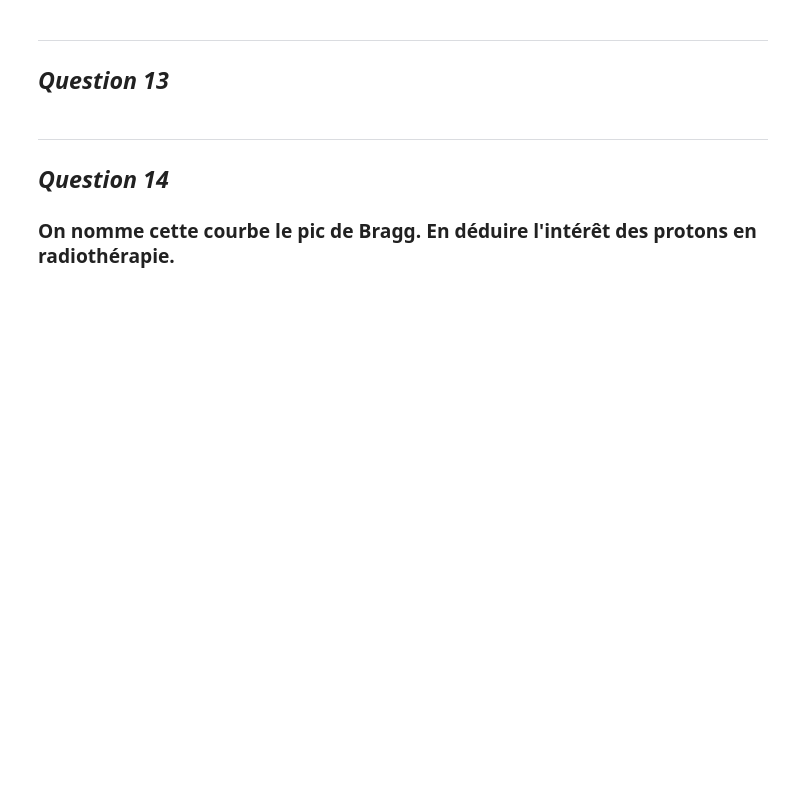
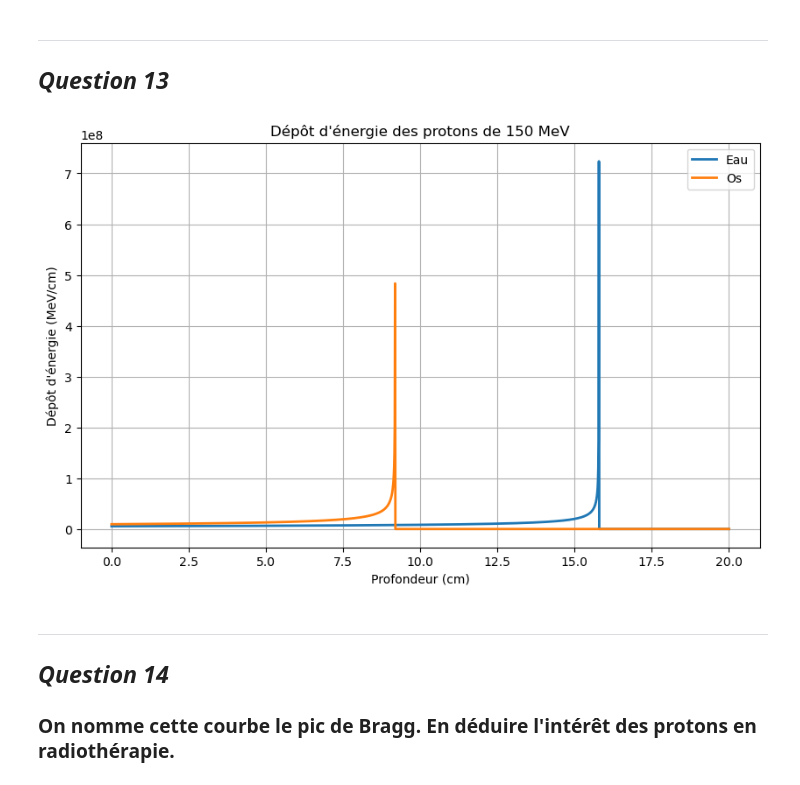
Before and after one commit to craqu/TP_PhysNum, a Jupyter notebook: TP1_AntoineVeillette_EmilePoirier_MichaelHudon.ipynb, the cells around one changed output. Saved outputs shown, nothing was run; the diff lists cells and outputs as text; code cells hidden in the pictures; blank space fills up the shorter version.

```diff
--- a/TP1_AntoineVeillette_EmilePoirier_MichaelHudon.ipynb
+++ b/TP1_AntoineVeillette_EmilePoirier_MichaelHudon.ipynb
@@ -926,6 +933,45 @@ Moyenne: 9.85
 <hr style="border-color:#D4D4D4">
 
 ## ***Question 13***
+# %%
+def depot_energie(T_initial_MeV, depths, material, n_e_material, I):
+    T = T_initial_MeV
+    deposition = []
+    dx = (depths[1] - depths[0])  # cm
+
+    for depth in depths:
+        if T < 50 * eV_to_MeV:  # Limite d'énergie cinétique à 50 keV
+            deposition.append(0)
+            continue
+
+        dE = s_col(T, n_e_material, I) * dx  # Appel à la fonction existante
+        deposition.append(dE / (eV_to_MeV * dx))  # Conversion pour MeV/cm
+
+        T = max(T - dE, 0)  # Mise à jour de l'énergie résiduelle
+
+    return np.array(deposition)
+
+def plot_energie_depot(T_initial, depths):
+    # Calcul du dépôt d'énergie pour l'eau et les os
+    dep_water = depot_energie(T_initial, depths, "water", n_e_water, I_water)
+    dep_bone = depot_energie(T_initial, depths, "bone", n_e_bone, I_bone)
+
+    # Tracé des courbes
+    plt.figure(figsize=(10, 6))
+    plt.plot(depths, dep_water, label="Eau", linewidth=2)
+    plt.plot(depths, dep_bone, label="Os", linewidth=2)
+    plt.xlabel("Profondeur (cm)")
+    plt.ylabel("Dépôt d'énergie (MeV/cm)")
+    plt.title(f"Dépôt d'énergie des protons de {T_initial} MeV")
+    plt.grid(True)
+    plt.legend()
+    plt.show()
+
+
+depths = np.linspace(0, 20, 2000)  # Profondeurs de 0 à 20 cm
+plot_energie_depot(150, depths)
+# %% [output]
+[figure, added]
 # %% [markdown]
 <hr style="border-color:#D4D4D4">
 
```
Also changed, not shown: parts of 5 cells of this notebook.
